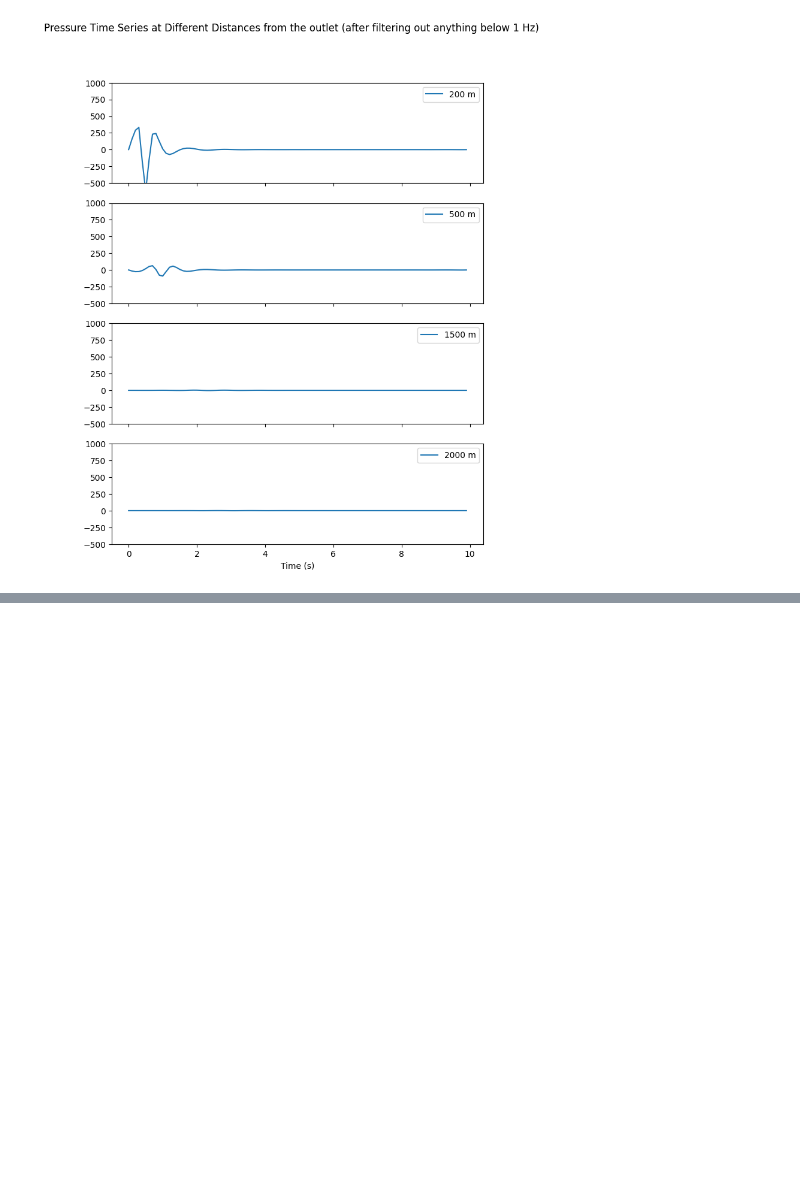
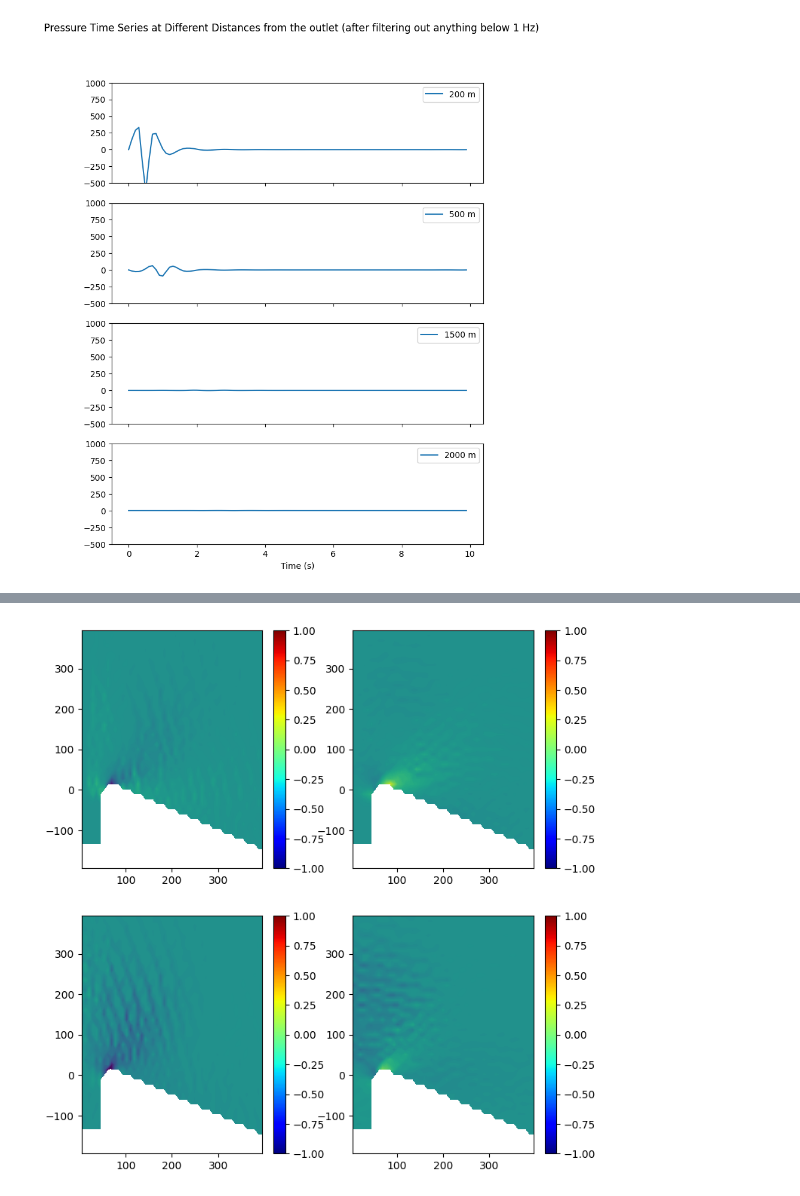
Before and after one commit to paxtonsc/volcano-sims, a Jupyter notebook: notebooks/2025.05.12.experiments.ipynb, the cells around one changed output, grey strips where cells are left out. Drawn from its saved outputs; the diff is of its cells as text; code cells hidden in the pictures; blank space fills up the shorter version.

```diff
--- a/notebooks/2025.05.12.experiments.ipynb
+++ b/notebooks/2025.05.12.experiments.ipynb
@@ -490,0 +489,52 @@ t_range = np.linspace(0, 15, T_interp.shape[0])
+# %%
+# Grid dimensions
+dx = np.diff(mg_x[0:1,:], axis=1)
+dy = np.diff(mg_y[:,0:1], axis=0)
+# Grid-center coordinates
+center_x = 0.5 * (mg_x[:,1:] + mg_x[:,:-1])[:-1,:]
+center_y = 0.5 * (mg_y[1:,:] + mg_y[:-1,:])[:,:-1]
+
+# Grid-center differentiation
+u_foldx = (0.5 * (mg_u[:,:,1:] + mg_u[:,:,:-1]))
+u_foldy = (0.5 * (mg_u[:,1:,:] + mg_u[:,:-1,:]))
+dudy = np.diff(u_foldx, axis=1) / dy
+dudx = np.diff(u_foldy, axis=2) / dx
+
+v_foldx = (0.5 * (mg_v[:,:,1:] + mg_v[:,:,:-1]))
+v_foldy = (0.5 * (mg_v[:,1:,:] + mg_v[:,:-1,:]))
+dvdy = np.diff(v_foldx, axis=1) / dy
+dvdx = np.diff(v_foldy, axis=2) / dx
+# %%
+import matplotlib
+
+time_idx = 50
+fig, ax = plt.subplots(2,2,figsize=(8.5,9))
+
+global_clims = (-5, 5)
+levels = np.linspace(-1, 1, 100)
+
+cf = ax[0,0].contourf(center_x, center_y, dudx[time_idx,:,:], levels=levels)
+sm = plt.cm.ScalarMappable(
+  norm=matplotlib.colors.Normalize(vmin=cf.get_clim()[0], vmax=cf.get_clim()[1]),
+  cmap=matplotlib.cm.jet)
+cb = plt.colorbar(sm, ax=ax[0,0])
+
+cf = ax[0,1].contourf(center_x, center_y, dudy[time_idx,:,:], levels=levels)
+sm = plt.cm.ScalarMappable(
+  norm=matplotlib.colors.Normalize(vmin=cf.get_clim()[0], vmax=cf.get_clim()[1]),
+  cmap=matplotlib.cm.jet)
+cb = plt.colorbar(sm, ax=ax[0,1])
+
+cf = ax[1,0].contourf(center_x, center_y, dvdx[time_idx,:,:], levels=levels)
+sm = plt.cm.ScalarMappable(
+  norm=matplotlib.colors.Normalize(vmin=cf.get_clim()[0], vmax=cf.get_clim()[1]),
+  cmap=matplotlib.cm.jet)
+cb = plt.colorbar(sm, ax=ax[1,0])
+
+cf = ax[1,1].contourf(center_x, center_y, dvdy[time_idx,:,:], levels=levels)
+sm = plt.cm.ScalarMappable(
+  norm=matplotlib.colors.Normalize(vmin=cf.get_clim()[0], vmax=cf.get_clim()[1]),
+  cmap=matplotlib.cm.jet)
+cb = plt.colorbar(sm, ax=ax[1,1])
+# %% [output]
+[figure, added]
```
Also changed, not shown: parts of 29 cells of this notebook, 6 other files.
